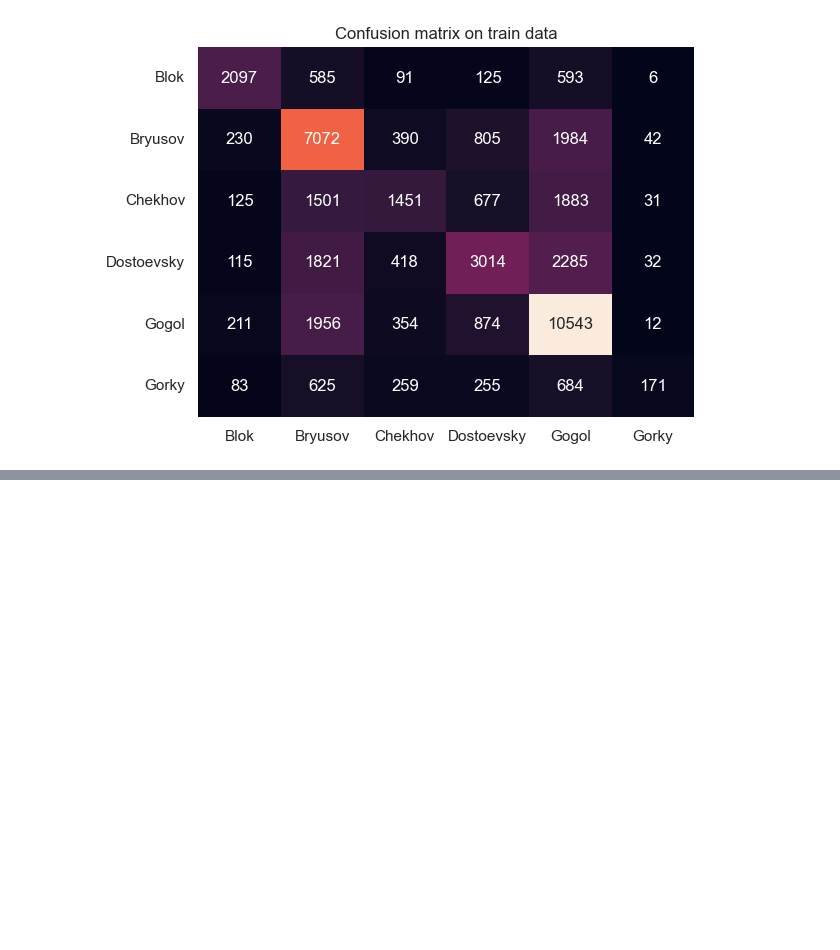
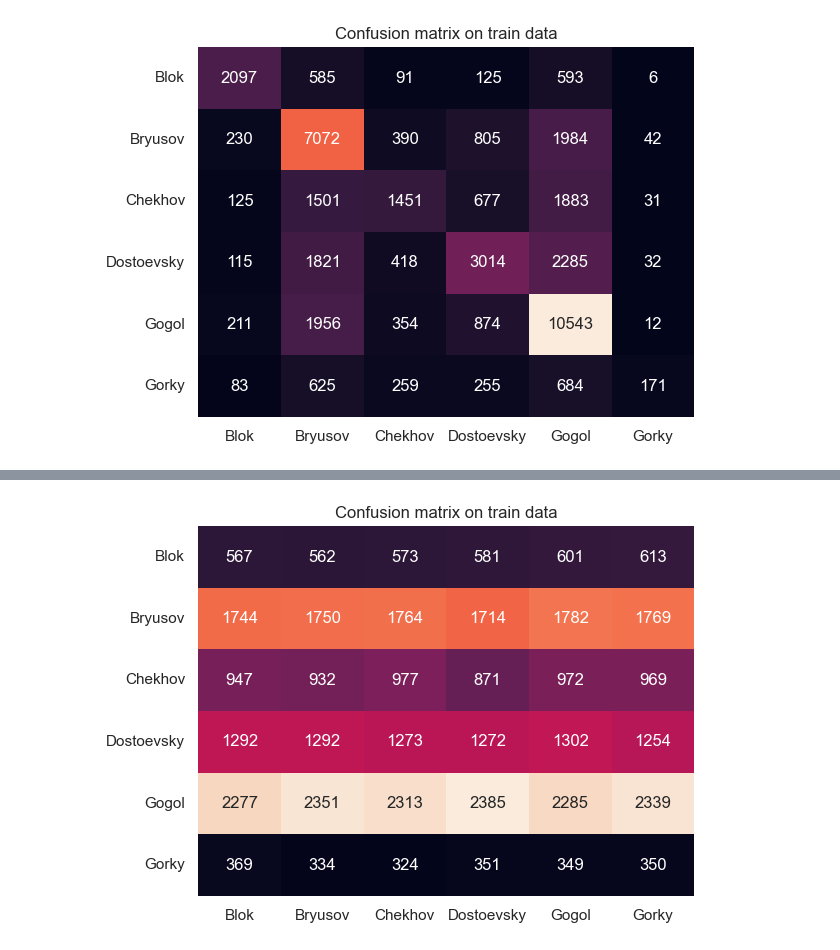
Before and after one commit to qwatro2/hse-mmad, a Jupyter notebook: hw3/Vlasov_NA_222_HW3_v8.ipynb, the cells around one changed output, grey strips where cells are left out. Saved outputs shown, nothing was run; the diff lists cells and outputs as text; code cells hidden in the pictures; blank space fills up the shorter version.

```diff
--- a/hw3/Vlasov_NA_222_HW3_v8.ipynb
+++ b/hw3/Vlasov_NA_222_HW3_v8.ipynb
@@ -799,0 +833,4 @@ plot_heatmap("Confusion matrix on train data", y_train, pred_train)
+# %%
+plot_heatmap("Confusion matrix on train data", y_train, pred_train)
+# %% [output]
+[figure, added]
```
Also changed, not shown: parts of 21 cells of this notebook.
